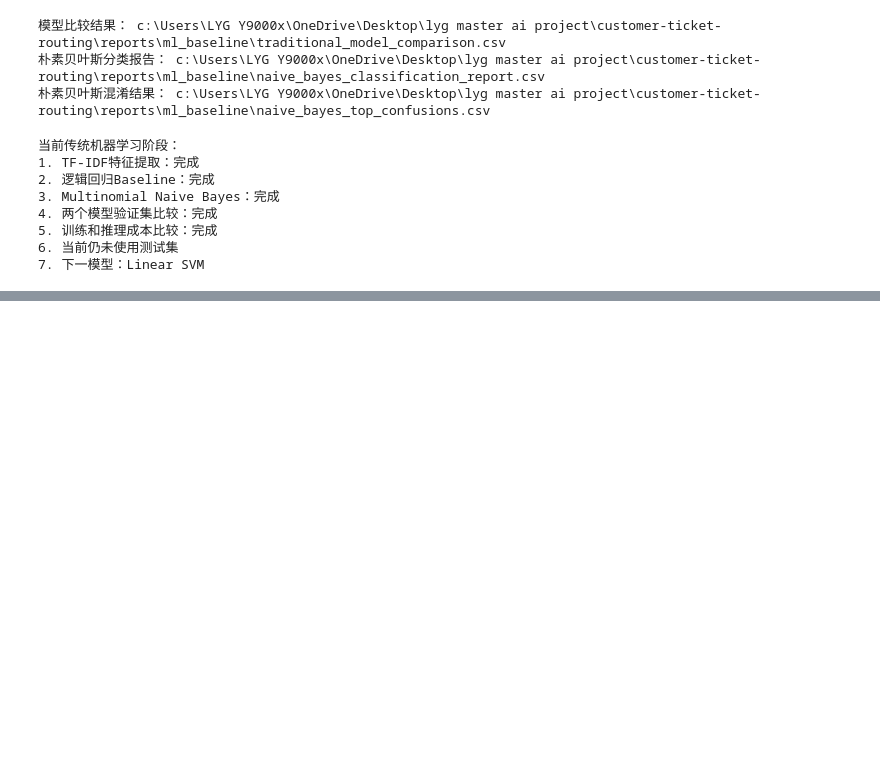
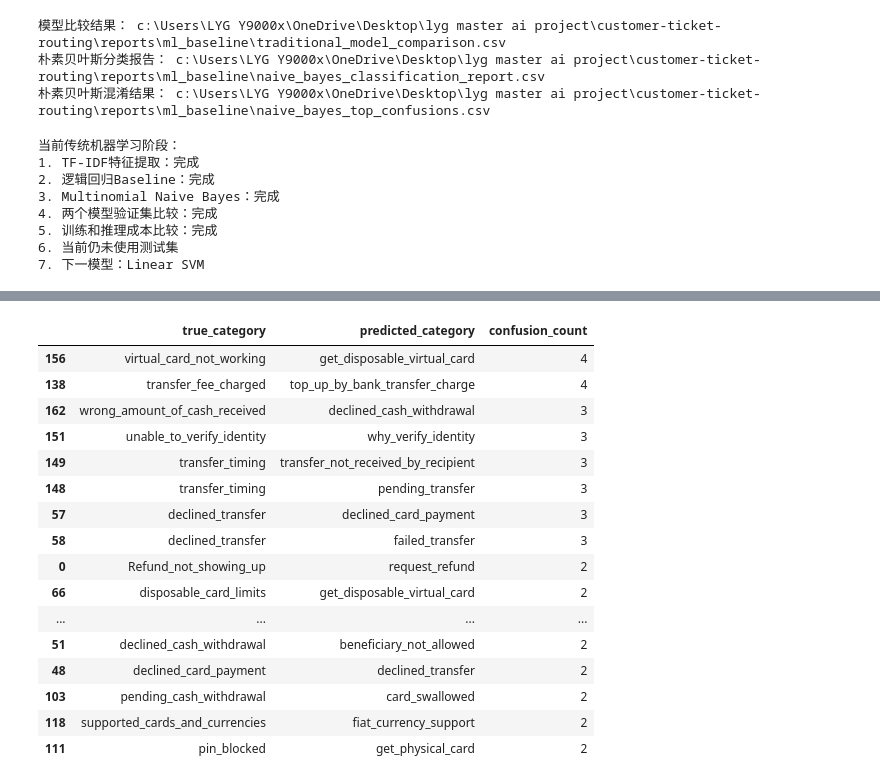
Before and after one commit to shdbdud/customer-ticket-routing, a Jupyter notebook: note.ipynb, the cells around one changed output, grey strips where cells are left out. Saved outputs shown, nothing was run; the diff lists cells and outputs as text; code cells hidden in the pictures; blank space fills up the shorter version.

```diff
--- a/note.ipynb
+++ b/note.ipynb
@@ -2280,0 +2514,19 @@ print("7. 下一模型：Linear SVM")
+# %%
+# Cell 95：计算Linear SVM混淆矩阵
+
+svm_class_labels = linear_svm_model.classes_
+
+svm_confusion_matrix = confusion_matrix(
+    y_validation,
+    svm_validation_predictions,
+    labels=svm_class_labels
+)
+
+print(
+    "Linear SVM混淆矩阵形状：",
+    svm_confusion_matrix.shape
+)
+
+assert svm_confusion_matrix.shape == (77, 77)
+
+print("77分类混淆矩阵计算完成。")
@@ -2280,0 +2536,48 @@ print("7. 下一模型：Linear SVM")
+# %%
+# Cell 96：找出Linear SVM最常见的错误类别组合
+
+svm_confusion_records = []
+
+for true_index, true_label in enumerate(
+    svm_class_labels
+):
+    for predicted_index, predicted_label in enumerate(
+        svm_class_labels
+    ):
+
+        if true_index == predicted_index:
+            continue
+
+        confusion_count = svm_confusion_matrix[
+            true_index,
+            predicted_index
+        ]
+
+        if confusion_count > 0:
+            svm_confusion_records.append(
+                {
+                    "true_category": true_label,
+                    "predicted_category": predicted_label,
+                    "confusion_count": int(
+                        confusion_count
+                    ),
+                }
+            )
+
+svm_confusion_pairs_df = pd.DataFrame(
+    svm_confusion_records
+)
+
+svm_top_confusion_pairs_df = (
+    svm_confusion_pairs_df
+    .sort_values(
+        by="confusion_count",
+        ascending=False
+    )
+    .head(20)
+)
+
+print("Linear SVM最常见的20组错误混淆：")
+
+display(svm_top_confusion_pairs_df)
+# %% [output]
@@ -2280,0 +2585,17 @@ print("7. 下一模型：Linear SVM")
+|  | true_category | predicted_category | confusion_count |
+| 156 | virtual_card_not_working | get_disposable_virtual_card | 4 |
+| 138 | transfer_fee_charged | top_up_by_bank_transfer_charge | 4 |
+| 162 | wrong_amount_of_cash_received | declined_cash_withdrawal | 3 |
+| 151 | unable_to_verify_identity | why_verify_identity | 3 |
+| 149 | transfer_timing | transfer_not_received_by_recipient | 3 |
+| 148 | transfer_timing | pending_transfer | 3 |
+| 57 | declined_transfer | declined_card_payment | 3 |
+| 58 | declined_transfer | failed_transfer | 3 |
+| 0 | Refund_not_showing_up | request_refund | 2 |
+| 66 | disposable_card_limits | get_disposable_virtual_card | 2 |
+| ... | ... | ... | ... |
+| 51 | declined_cash_withdrawal | beneficiary_not_allowed | 2 |
+| 48 | declined_card_payment | declined_transfer | 2 |
+| 103 | pending_cash_withdrawal | card_swallowed | 2 |
+| 118 | supported_cards_and_currencies | fiat_currency_support | 2 |
+| 111 | pin_blocked | get_physical_card | 2 |
```
Also changed, not shown: parts of 18 cells of this notebook, 4 other files.
